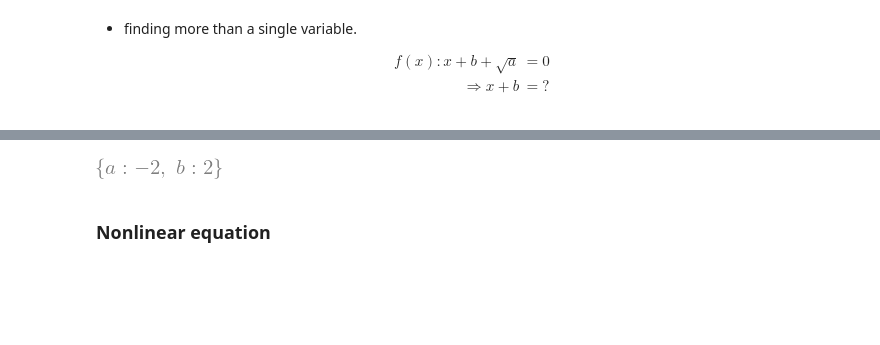
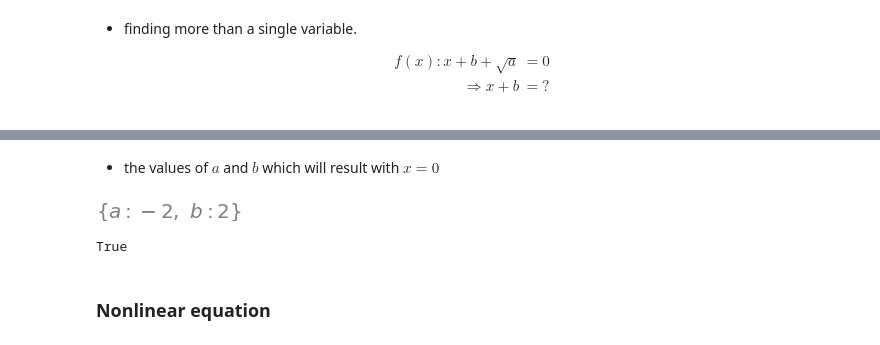
Before and after one commit to gob1thaasan/ScientificComputingWithPython, a Jupyter notebook: NotebookLectures/Chapter6.ipynb, the cells around one changed output, grey strips where cells are left out. Saved outputs shown, nothing was run; the diff lists cells and outputs as text; code cells hidden in the pictures; blank space fills up the shorter version.

```diff
--- a/NotebookLectures/Chapter6.ipynb
+++ b/NotebookLectures/Chapter6.ipynb
@@ -918,7 +918,15 @@ sympy.solve(x + b - sympy.sqrt(a), x + b)
+# %% [markdown]
+- the values of $a$ and $b$ which will result with $x = 0$
 # %%
-sympy.solve((a + b)*x - b + 2, a, b)
+eq_a_b = (a + b)*x - b + 2
+sol_a_b = sympy.solve(eq_a_b, a, b)
+sol_a_b
 # %% [output]
-[figure, old version]
+[figure, new version]
+# %%
+sympy.checksol(eq_a_b,sol_a_b)
+# %% [output]
+True
 # %% [markdown]
 ### Nonlinear equation
 # %% [markdown]
```
Also changed, not shown: parts of 36 cells of this notebook.
